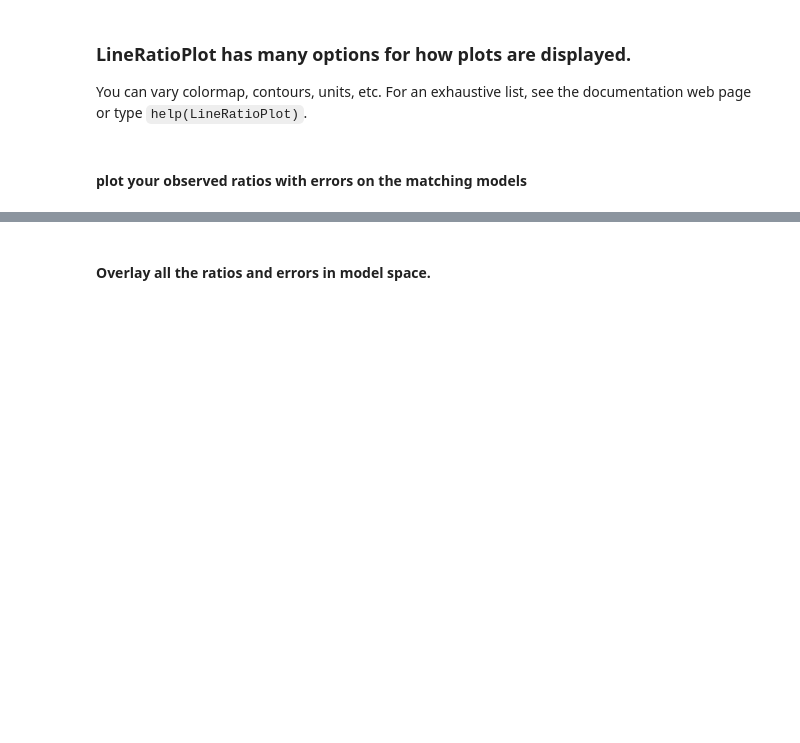
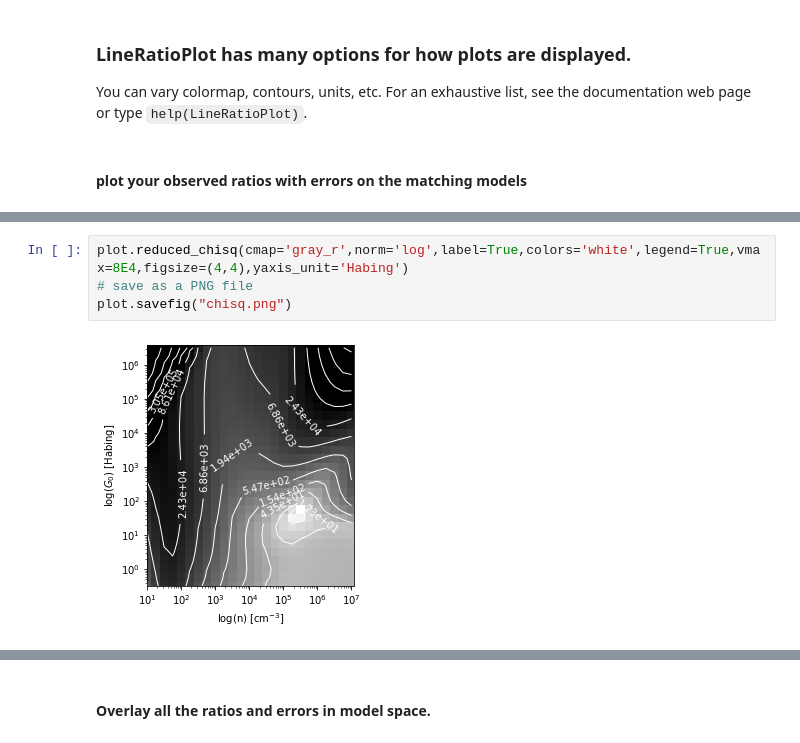
Before and after one commit to mpound/pdrtpy-nb, a Jupyter notebook: notebooks/PDRT_Example_Find_n_G0_Single_Pixel.ipynb, the cells around one changed output, grey strips where cells are left out. Saved outputs shown, nothing was run; the diff lists cells and outputs as text; blank space fills up the shorter version.

```diff
--- a/notebooks/PDRT_Example_Find_n_G0_Single_Pixel.ipynb
+++ b/notebooks/PDRT_Example_Find_n_G0_Single_Pixel.ipynb
@@ -82 +96,7 @@ autolev min 0.060538 max 2805973.001242
+# %%
+plot.reduced_chisq(cmap='gray_r',norm='log',label=True,colors='white',legend=True,vmax=8E4,figsize=(4,4),yaxis_unit='Habing')
+# save as a PNG file
+plot.savefig("chisq.png")
+# %% [output]
+[figure, added]
 # %% [markdown]
```
Also changed, not shown: parts of 19 cells of this notebook, 4 other files.
